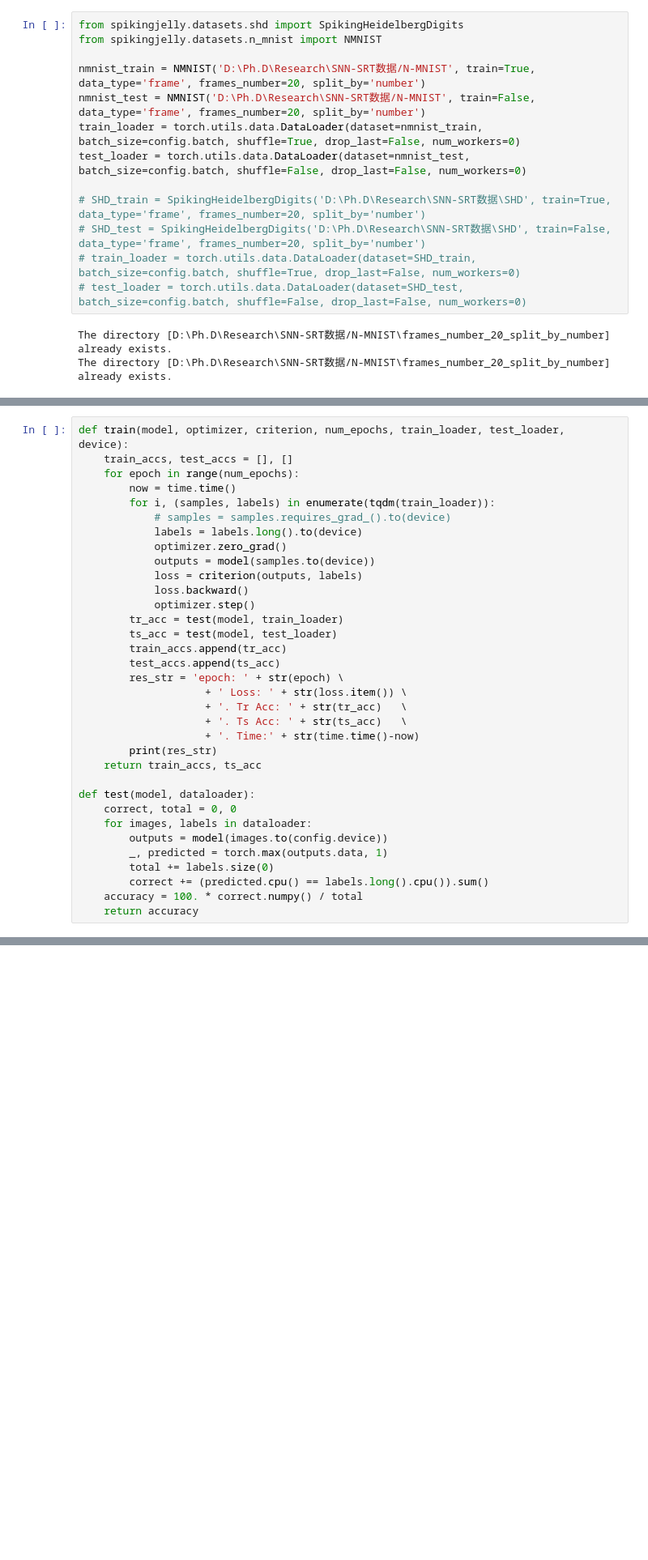
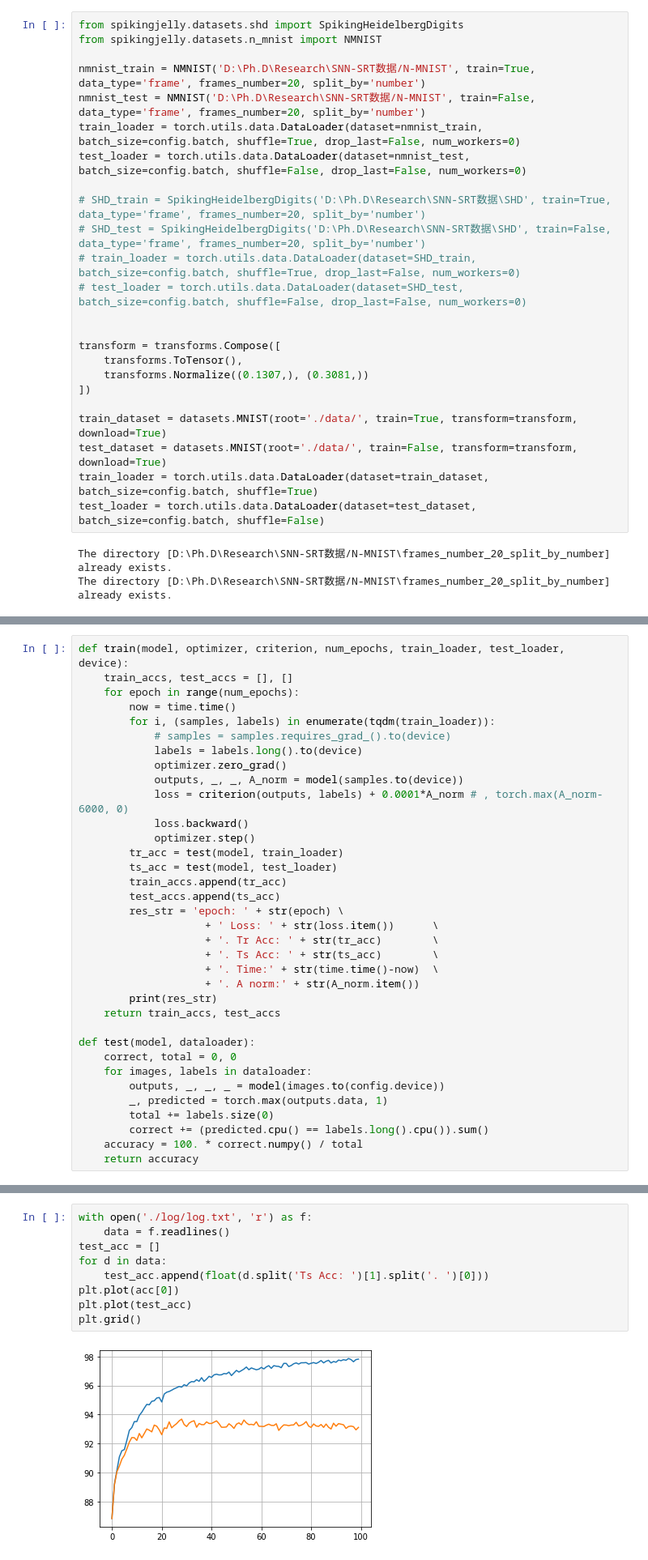
Before and after one commit to HuangHaoyu1997/Reservoir-Computing, a Jupyter notebook: new_RC.ipynb, the cells around one changed output, grey strips where cells are left out. Shown at 81% size. Cells and saved outputs as stored; diff of their text form; blank space fills up the shorter version.

```diff
--- a/new_RC.ipynb
+++ b/new_RC.ipynb
@@ -54,6 +58,17 @@ test_loader = torch.utils.data.DataLoader(dataset=nmnist_test, batch_size=config
 # SHD_test = SpikingHeidelbergDigits('D:\Ph.D\Research\SNN-SRT数据\SHD', train=False, data_type='frame', frames_number=20, split_by='number')
 # train_loader = torch.utils.data.DataLoader(dataset=SHD_train, batch_size=config.batch, shuffle=True, drop_last=False, num_workers=0)
 # test_loader = torch.utils.data.DataLoader(dataset=SHD_test, batch_size=config.batch, shuffle=False, drop_last=False, num_workers=0)
+
+
+transform = transforms.Compose([
+    transforms.ToTensor(),
+    transforms.Normalize((0.1307,), (0.3081,))
+])
+
+train_dataset = datasets.MNIST(root='./data/', train=True, transform=transform, download=True)
+test_dataset = datasets.MNIST(root='./data/', train=False, transform=transform, download=True)
+train_loader = torch.utils.data.DataLoader(dataset=train_dataset, batch_size=config.batch, shuffle=True)
+test_loader = torch.utils.data.DataLoader(dataset=test_dataset, batch_size=config.batch, shuffle=False)
 # %% [output]
 The directory [D:\Ph.D\Research\SNN-SRT数据/N-MNIST\frames_number_20_split_by_number] already exists.
 The directory [D:\Ph.D\Research\SNN-SRT数据/N-MNIST\frames_number_20_split_by_number] already exists.
@@ -125,8 +162,8 @@ def train(model, optimizer, criterion, num_epochs, train_loader, test_loader, de
             # samples = samples.requires_grad_().to(device)
             labels = labels.long().to(device)
             optimizer.zero_grad()
-            outputs = model(samples.to(device))
-            loss = criterion(outputs, labels)
+            outputs, _, _, A_norm = model(samples.to(device))
+            loss = criterion(outputs, labels) + 0.0001*A_norm # , torch.max(A_norm-6000, 0)
             loss.backward()
             optimizer.step()
         tr_acc = test(model, train_loader)
@@ -134,17 +171,18 @@ def train(model, optimizer, criterion, num_epochs, train_loader, test_loader, de
         train_accs.append(tr_acc)
         test_accs.append(ts_acc)
         res_str = 'epoch: ' + str(epoch) \
-                    + ' Loss: ' + str(loss.item()) \
-                    + '. Tr Acc: ' + str(tr_acc)   \
-                    + '. Ts Acc: ' + str(ts_acc)   \
-                    + '. Time:' + str(time.time()-now)
+                    + ' Loss: ' + str(loss.item())      \
+                    + '. Tr Acc: ' + str(tr_acc)        \
+                    + '. Ts Acc: ' + str(ts_acc)        \
+                    + '. Time:' + str(time.time()-now)  \
+                    + '. A norm:' + str(A_norm.item())
         print(res_str)
-    return train_accs, ts_acc
+    return train_accs, test_accs
 
 def test(model, dataloader):
     correct, total = 0, 0
     for images, labels in dataloader:
-        outputs = model(images.to(config.device))
+        outputs, _, _, _ = model(images.to(config.device))
         _, predicted = torch.max(outputs.data, 1)
         total += labels.size(0)
         correct += (predicted.cpu() == labels.long().cpu()).sum()
@@ -180,3 +279,14 @@ epoch: 11 Loss: 0.6030929684638977. Tr Acc: 82.27166666666666. Ts Acc: 83.28. Ti
+# %%
+with open('./log/log.txt', 'r') as f:
+    data = f.readlines()
+test_acc = []
+for d in data:
+    test_acc.append(float(d.split('Ts Acc: ')[1].split('. ')[0]))
+plt.plot(acc[0])
+plt.plot(test_acc)
+plt.grid()
+# %% [output]
+[figure, added]
 # %%
 model = RC().to('cuda')
 # model.conv_in.requires_grad_ = False
```
Also changed, not shown: parts of 12 cells of this notebook, 3 other files.
